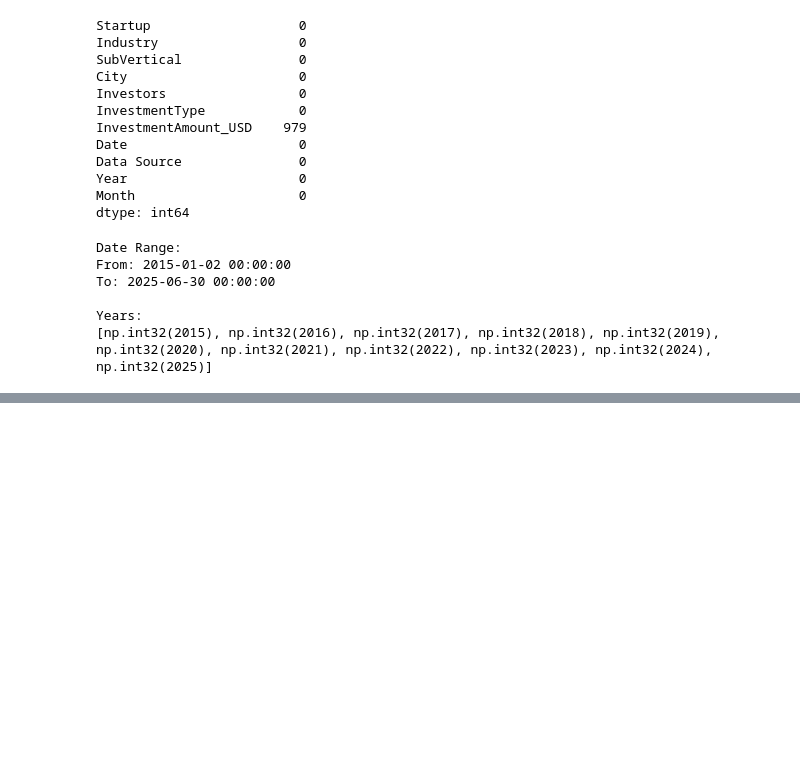
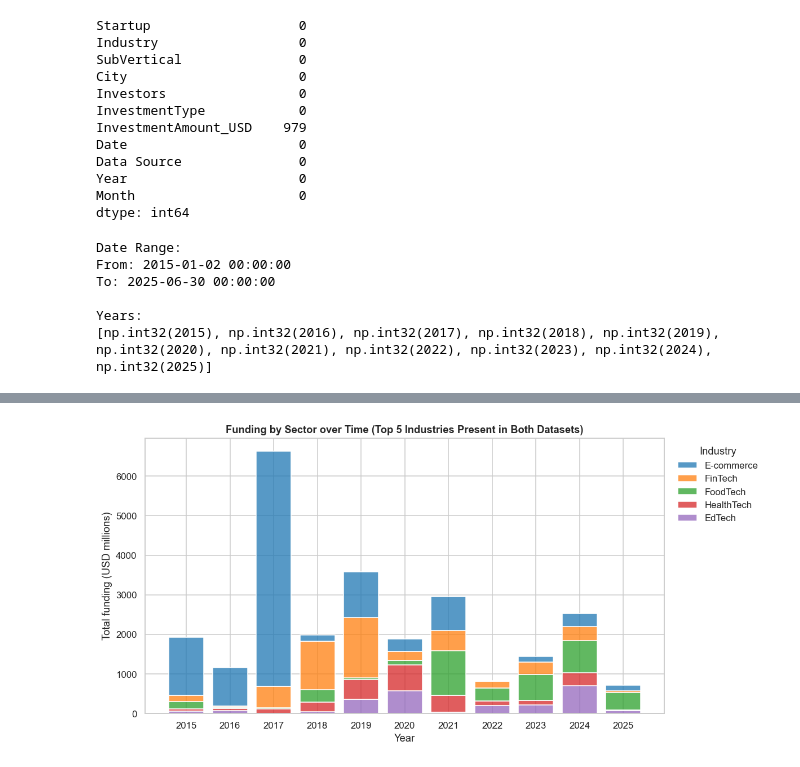
Before and after one commit to srinithi-karunakaran/india-startup-funding-analysis, a Jupyter notebook: startup_funding_analysis.ipynb, the cells around one changed output, grey strips where cells are left out. Saved outputs shown, nothing was run; the diff lists cells and outputs as text; code cells hidden in the pictures; blank space fills up the shorter version.

```diff
--- a/startup_funding_analysis.ipynb
+++ b/startup_funding_analysis.ipynb
@@ -643,0 +844,22 @@ Years:
+# %%
+# Keep only industries with at least 15 deals in BOTH datasets
+ct = pd.crosstab(df["Industry_Clean"], df["Data Source"])
+common = ct[(ct >= 15).all(axis=1)].index.difference(UNKNOWN)
+
+ind = funded[funded["Industry_Clean"].isin(common)]
+top5 = ind.groupby("Industry_Clean")["Amount_M"].sum().nlargest(5).index.tolist()
+d2 = ind[ind["Industry_Clean"].isin(top5)]
+
+fig, ax = plt.subplots(figsize=(11, 5.5))
+sns.histplot(data=d2, x="Year", weights="Amount_M", hue="Industry_Clean",
+             hue_order=top5, multiple="stack", discrete=True, shrink=0.8,
+             palette="tab10", edgecolor="white", ax=ax)
+ax.set_xticks(sorted(d2["Year"].unique()))
+ax.set_xlabel("Year")
+ax.set_ylabel("Total funding (USD millions)")
+ax.set_title("Funding by Sector over Time (Top 5 Industries Present in Both Datasets)")
+sns.move_legend(ax, "upper left", bbox_to_anchor=(1.01, 1), title="Industry", frameon=False)
+plt.tight_layout()
+plt.show()
+# %% [output]
+[figure, added]
```
Also changed, not shown: parts of 16 cells of this notebook.
